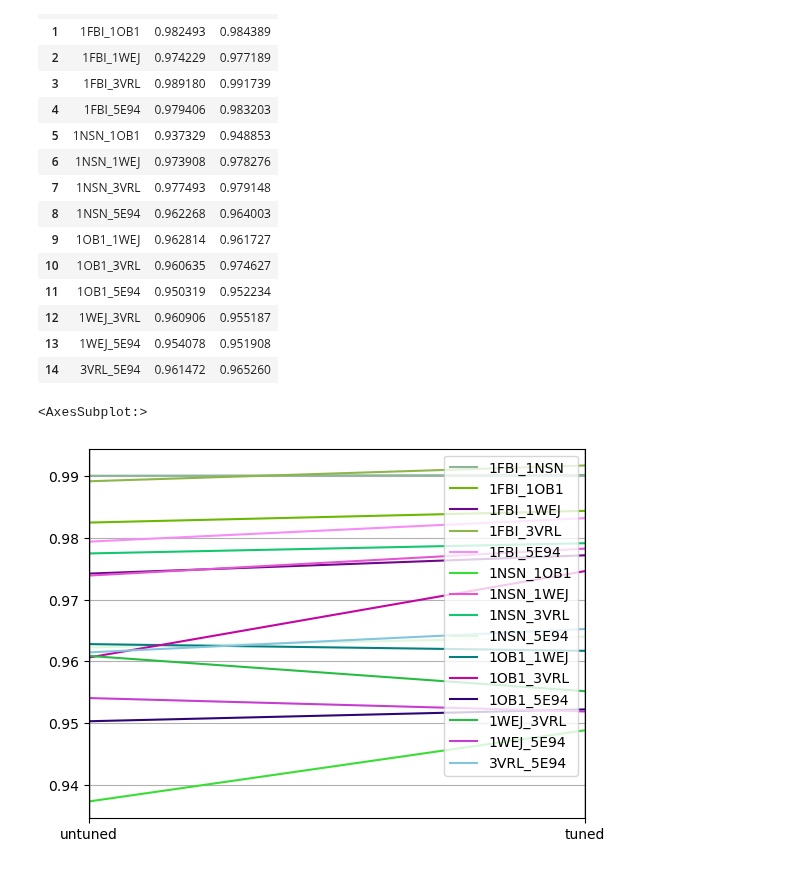
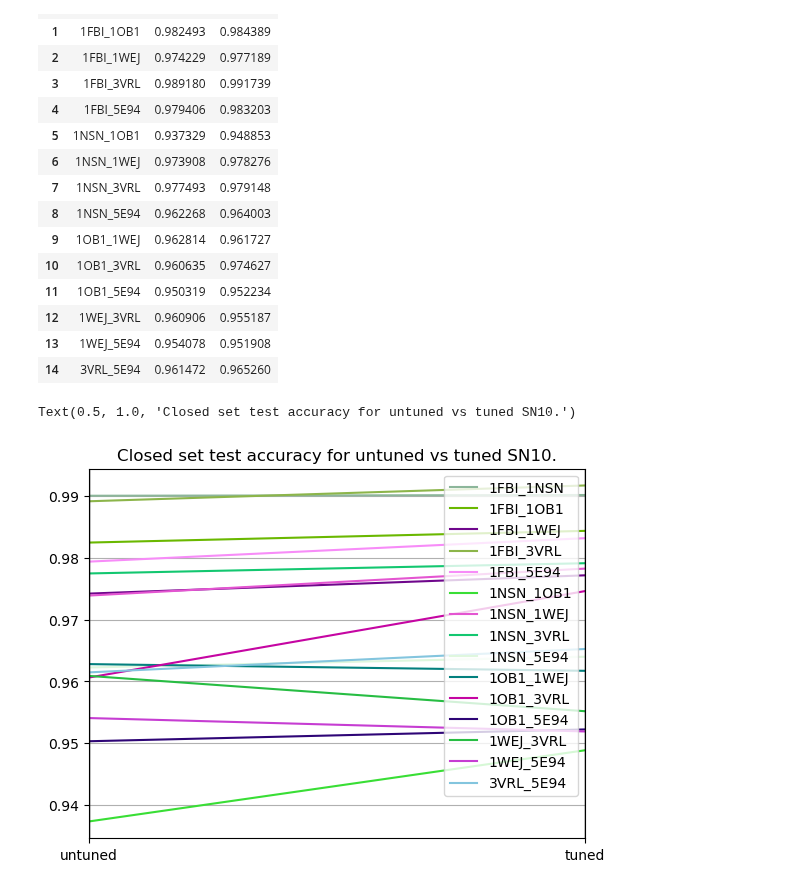
Before and after one commit to csi-greifflab/negative-class-optimization, a Jupyter notebook: notebooks/11_NDB1_Analysis.ipynb, the cells around one changed output. Saved outputs shown, nothing was run; the diff lists cells and outputs as text; code cells hidden in the pictures.

```diff
--- a/notebooks/11_NDB1_Analysis.ipynb
+++ b/notebooks/11_NDB1_Analysis.ipynb
@@ -198,8 +212,10 @@ df_pivot
 | 12 | 1WEJ_3VRL | 0.960906 | 0.955187 |
 | 13 | 1WEJ_5E94 | 0.954078 | 0.951908 |
 | 14 | 3VRL_5E94 | 0.961472 | 0.965260 |
-# %%
-pd.plotting.parallel_coordinates(df_pivot, class_column="ag_pair")
-# %% [output]
-<AxesSubplot:>
-[figure, removed]
+# %%
+fig, ax = plt.subplots()
+pd.plotting.parallel_coordinates(df_pivot, class_column="ag_pair", ax=ax)
+ax.set_title("Closed set test accuracy for untuned vs tuned SN10.")
+# %% [output]
+Text(0.5, 1.0, 'Closed set test accuracy for untuned vs tuned SN10.')
+[figure, added]
```
Also changed, not shown: parts of 6 cells of this notebook, 9 other files.
